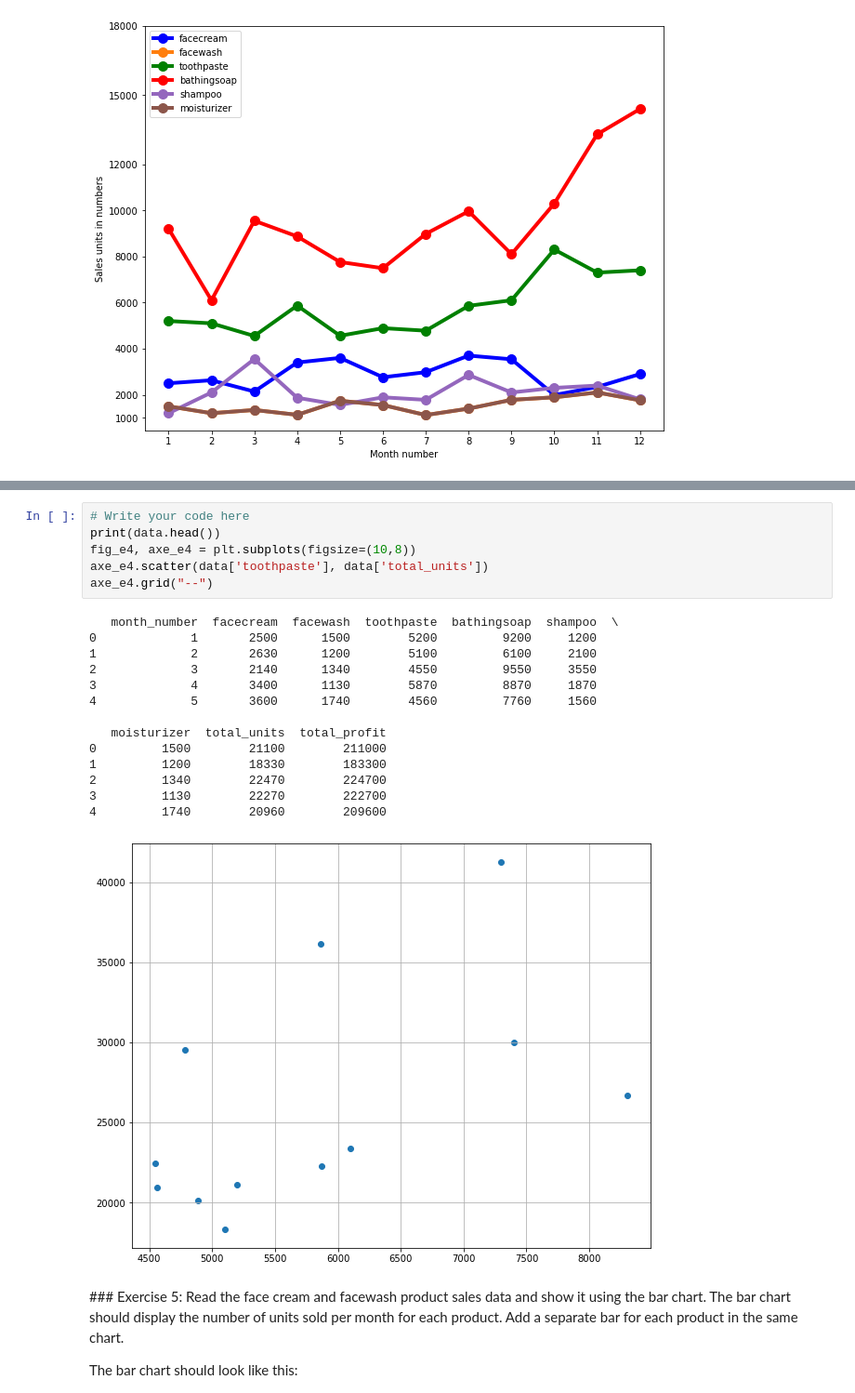
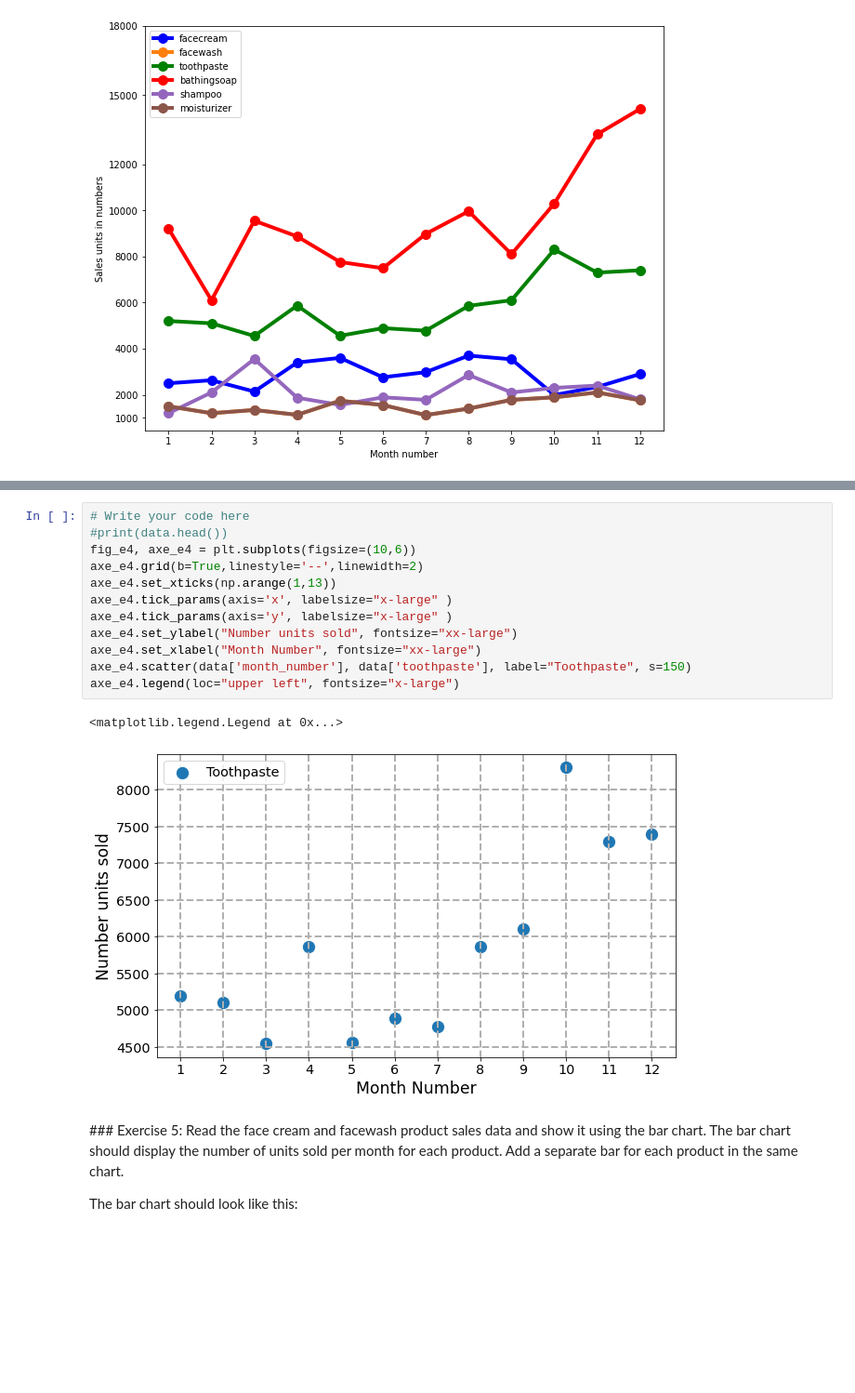
Before and after one commit to aimwps/SAImwps, a Jupyter notebook: M1_Python/d10_Matplotlib/Matplotlib_exercises.ipynb, the cells around one changed output, grey strips where cells are left out. Shown at 93% size. Saved outputs shown, nothing was run; the diff lists cells and outputs as text; blank space fills up the shorter version.

Commit message:
Completed matplotlibexercises

```diff
--- a/M1_Python/d10_Matplotlib/Matplotlib_exercises.ipynb
+++ b/M1_Python/d10_Matplotlib/Matplotlib_exercises.ipynb
@@ -104,27 +104,21 @@ Also, add a grid in the plot (the grid line style should be “–“).
 
 The scatter plot should look like this:
 ![image.png](attachment:image.png)
-# %%
-# Write your code here
-print(data.head())
-fig_e4, axe_e4 = plt.subplots(figsize=(10,8))
-axe_e4.scatter(data['toothpaste'], data['total_units'])
-axe_e4.grid("--")
-# %% [output]
-   month_number  facecream  facewash  toothpaste  bathingsoap  shampoo  \
-0             1       2500      1500        5200         9200     1200
-1             2       2630      1200        5100         6100     2100
-2             3       2140      1340        4550         9550     3550
-3             4       3400      1130        5870         8870     1870
-4             5       3600      1740        4560         7760     1560
-
-   moisturizer  total_units  total_profit
-0         1500        21100        211000
-1         1200        18330        183300
-2         1340        22470        224700
-3         1130        22270        222700
-4         1740        20960        209600
-[figure, removed]
+# %%
+# Write your code here
+#print(data.head())
+fig_e4, axe_e4 = plt.subplots(figsize=(10,6))
+axe_e4.grid(b=True,linestyle='--',linewidth=2)
+axe_e4.set_xticks(np.arange(1,13))
+axe_e4.tick_params(axis='x', labelsize="x-large" )
+axe_e4.tick_params(axis='y', labelsize="x-large" )
+axe_e4.set_ylabel("Number units sold", fontsize="xx-large")
+axe_e4.set_xlabel("Month Number", fontsize="xx-large")
+axe_e4.scatter(data['month_number'], data['toothpaste'], label="Toothpaste", s=150)
+axe_e4.legend(loc="upper left", fontsize="x-large")
+# %% [output]
+<matplotlib.legend.Legend at 0x...>
+[figure, added]
 # %% [markdown]
 ### Exercise 5: Read the face cream and facewash product sales data and show it using the bar chart.
 The bar chart should display the number of units sold per month for each product. Add a separate bar for each product in the same chart.
```
Also changed, not shown: parts of 9 cells of this notebook, 1 other file.
